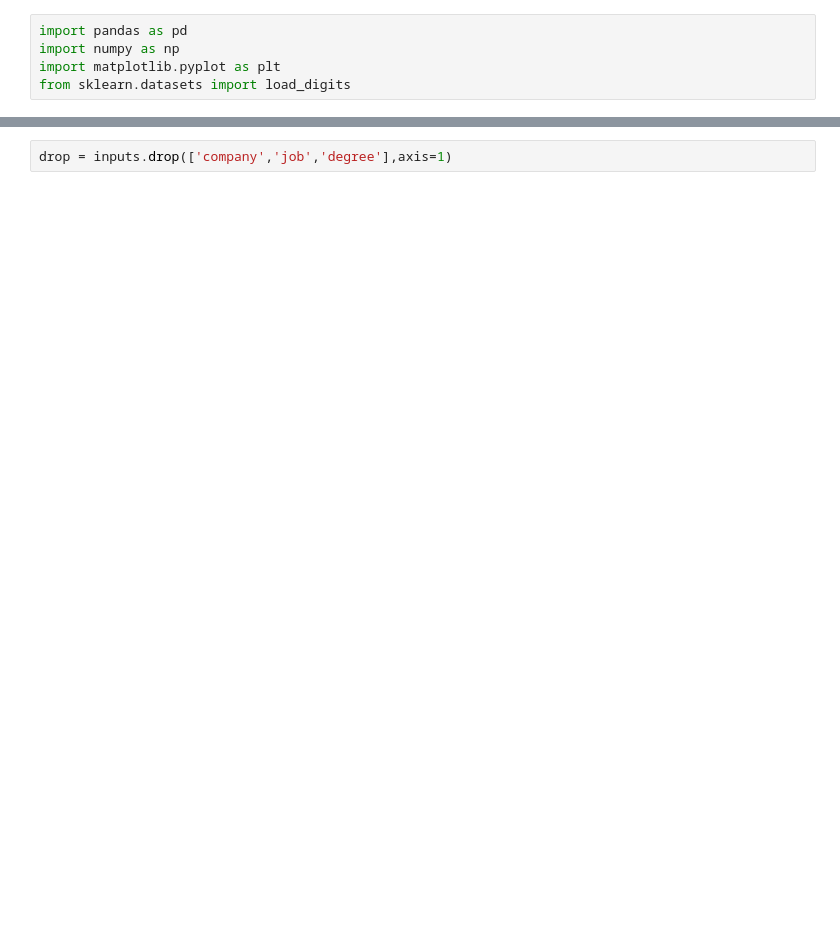
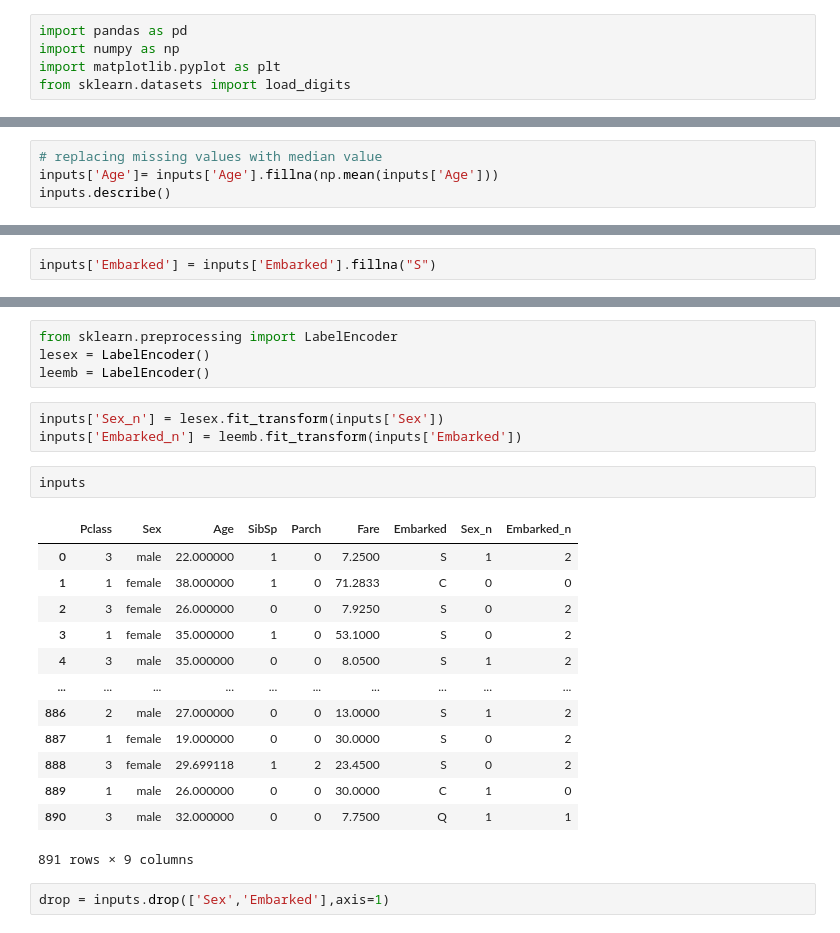
Before and after one commit to AftabUdaipurwala/MachineLearningBasics, a Jupyter notebook: DecisionTree_Exercise_Titanic.ipynb, the cells around one changed output, grey strips where cells are left out. Cells and saved outputs as stored; diff of their text form; blank space fills up the shorter version.

```diff
--- a/DecisionTree_Exercise_Titanic.ipynb
+++ b/DecisionTree_Exercise_Titanic.ipynb
@@ -30,0 +84,4 @@ inputs['degree_n'] = ledeg.fit_transform(inputs['degree'])
+# %%
+# replacing missing values with median value
+inputs['Age']= inputs['Age'].fillna(np.mean(inputs['Age']))
+inputs.describe()
@@ -30,0 +113,2 @@ inputs['degree_n'] = ledeg.fit_transform(inputs['degree'])
+# %%
+inputs['Embarked'] = inputs['Embarked'].fillna("S")
@@ -33,4 +141,27 @@ inputs
+# %%
+from sklearn.preprocessing import LabelEncoder
+lesex = LabelEncoder()
+leemb = LabelEncoder()
+# %%
+inputs['Sex_n'] = lesex.fit_transform(inputs['Sex'])
+inputs['Embarked_n'] = leemb.fit_transform(inputs['Embarked'])
+# %%
+inputs
+# %% [output]
+|  | Pclass | Sex | Age | SibSp | Parch | Fare | Embarked | Sex_n | Embarked_n |
+| 0 | 3 | male | 22.000000 | 1 | 0 | 7.2500 | S | 1 | 2 |
+| 1 | 1 | female | 38.000000 | 1 | 0 | 71.2833 | C | 0 | 0 |
+| 2 | 3 | female | 26.000000 | 0 | 0 | 7.9250 | S | 0 | 2 |
+| 3 | 1 | female | 35.000000 | 1 | 0 | 53.1000 | S | 0 | 2 |
+| 4 | 3 | male | 35.000000 | 0 | 0 | 8.0500 | S | 1 | 2 |
+| ... | ... | ... | ... | ... | ... | ... | ... | ... | ... |
+| 886 | 2 | male | 27.000000 | 0 | 0 | 13.0000 | S | 1 | 2 |
+| 887 | 1 | female | 19.000000 | 0 | 0 | 30.0000 | S | 0 | 2 |
+| 888 | 3 | female | 29.699118 | 1 | 2 | 23.4500 | S | 0 | 2 |
+| 889 | 1 | male | 26.000000 | 0 | 0 | 30.0000 | C | 1 | 0 |
+| 890 | 3 | male | 32.000000 | 0 | 0 | 7.7500 | Q | 1 | 1 |
+891 rows × 9 columns
 # %%
-drop = inputs.drop(['company','job','degree'],axis=1)
+drop = inputs.drop(['Sex','Embarked'],axis=1)
 # %%
 drop
```
Also changed, not shown: parts of 23 cells of this notebook.
